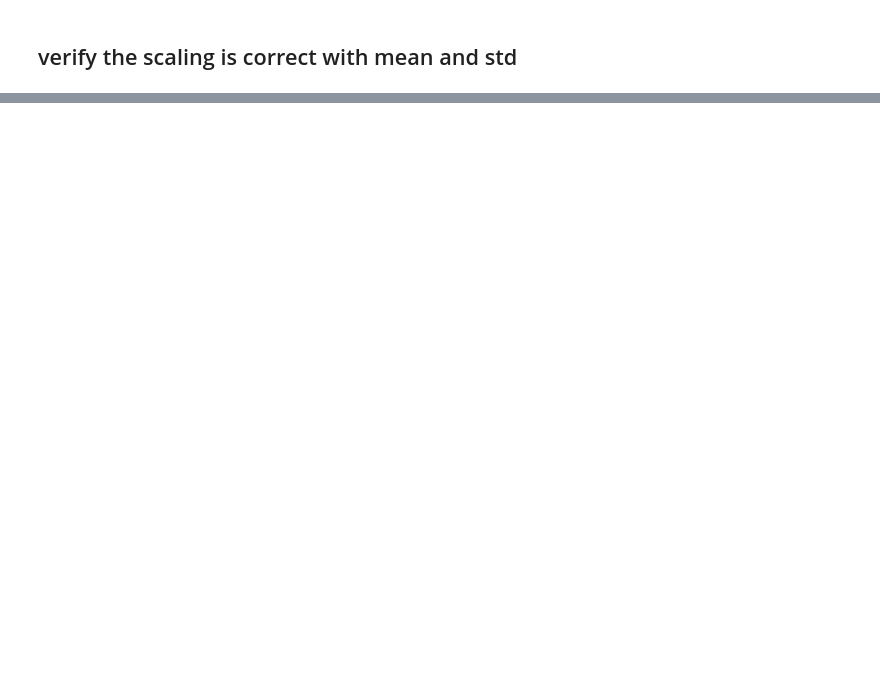
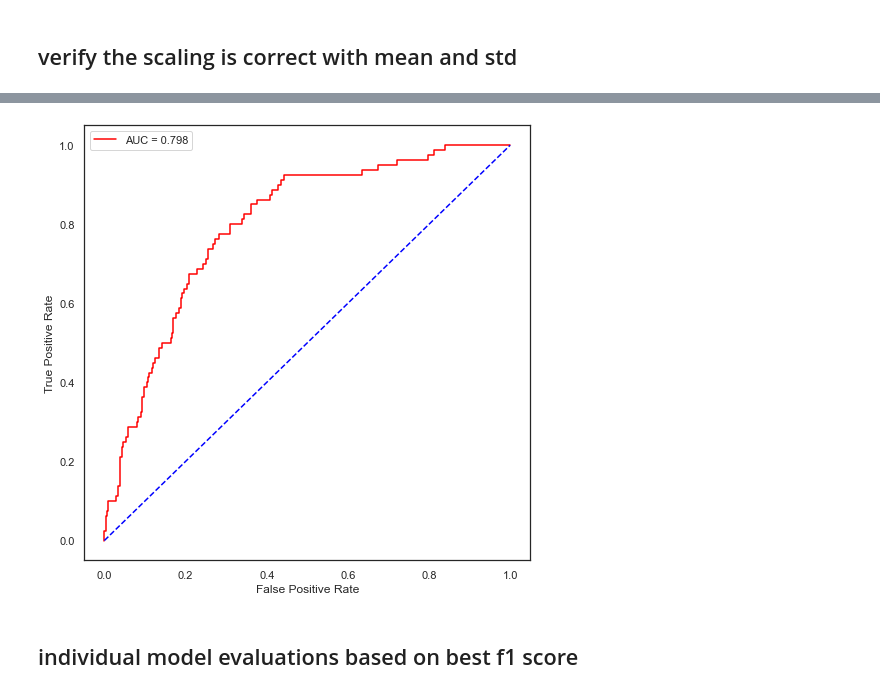
Before and after one commit to rotznmu/stroke_prediction_capstone, a Jupyter notebook: Stroke Prediction.ipynb, the cells around one changed output, grey strips where cells are left out. Cells and saved outputs as stored; diff of their text form; code cells hidden in the pictures; blank space fills up the shorter version.

```diff
--- a/Stroke Prediction.ipynb
+++ b/Stroke Prediction.ipynb
@@ -910,3 +931,9 @@ stroke_df
 # %%
 #Save the column names (using the `columns` attribute) of `stroke_scale` into the variable 'stroke_columns'
 stroke_df_cols = stroke_df.columns
+
+from sklearn.preprocessing import StandardScaler
+
+scaler = StandardScaler()
+X_train = scaler.fit_transform(X_train_os)
+X_test = scaler.transform(X_test)
@@ -929,2 +940,7 @@ stroke_scaled_df.head()
+# %%
+X_train = pd.DataFrame(X_train, columns=stroke_df_cols[:-1])
+X_test = pd.DataFrame(X_test, columns=stroke_df_cols[:-1])
+# %%
+y_train = y_train_os
 # %% [markdown]
 ## verify the scaling is correct with mean and std
@@ -1034,0 +1644,16 @@ The findings from the EDA revealed that strongest correlation with stroke is age
+# %%
+# ROC AUC Curve
+false_positive_rate, true_positive_rate, thresholds = roc_curve(y_test, y_prob)
+roc_auc = auc(false_positive_rate, true_positive_rate)
+
+plt.figure(figsize = (8, 8))
+plt.plot(false_positive_rate,true_positive_rate, color = 'red', label = 'AUC = %0.3f' % roc_auc)
+plt.plot([0, 1], [0, 1], linestyle = '--', color = 'blue')
+plt.ylabel('True Positive Rate')
+plt.xlabel('False Positive Rate')
+plt.legend()
+plt.show()
+# %% [output]
+[figure, added]
+# %% [markdown]
+## individual model evaluations based on best f1 score
```
Also changed, not shown: parts of 88 cells of this notebook.
